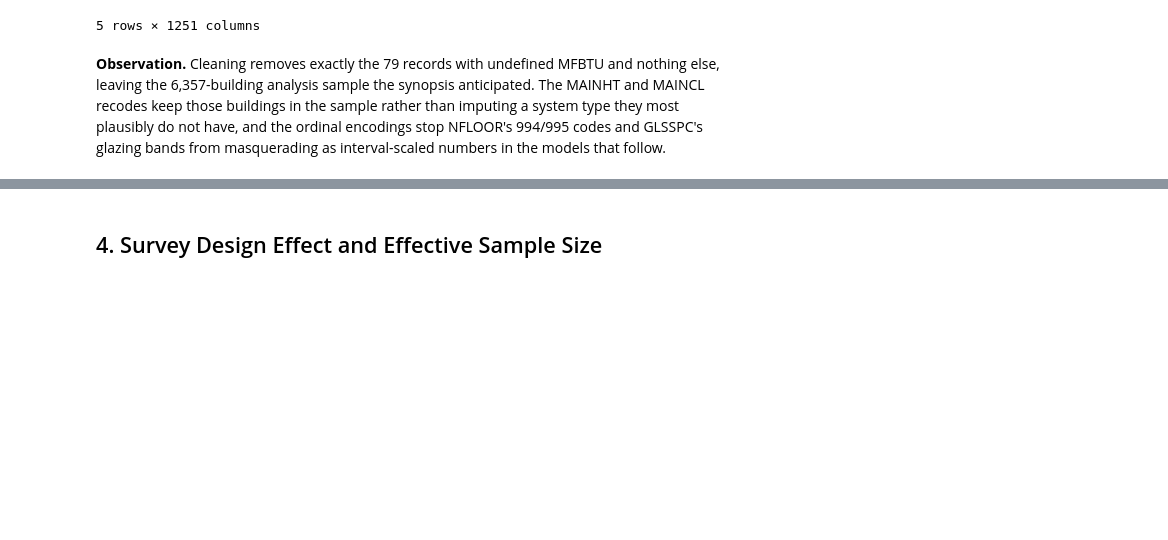
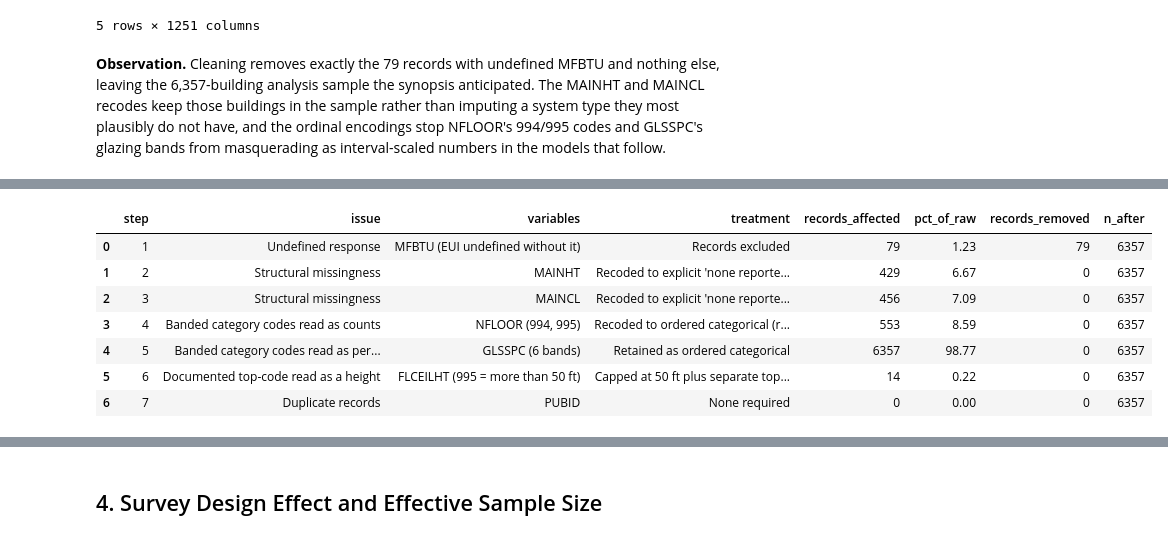
Before and after one commit to Shaman2320/QM640_Capstone_BuildingEnergyPerfromance, a Jupyter notebook: notebooks/cbecs_eda_pipeline.ipynb, the cells around one changed output, grey strips where cells are left out. Saved outputs shown, nothing was run; the diff lists cells and outputs as text; code cells hidden in the pictures; blank space fills up the shorter version.

```diff
--- a/notebooks/cbecs_eda_pipeline.ipynb
+++ b/notebooks/cbecs_eda_pipeline.ipynb
@@ -266,0 +275,71 @@ Cleaned analysis sample: 6357 buildings
+# %%
+n_raw = len(raw)
+n_clean = len(df)
+
+cleaning_log = pd.DataFrame([
+    {"step": 1, "issue": "Undefined response",
+     "variables": f"{FUEL_VAR} (EUI undefined without it)",
+     "detection": "Null count on MFBTU",
+     "treatment": "Records excluded",
+     "records_affected": int(raw[FUEL_VAR].isna().sum()),
+     "records_removed": int(raw[FUEL_VAR].isna().sum()),
+     "n_after": n_raw - int(raw[FUEL_VAR].isna().sum())},
+    {"step": 2, "issue": "Structural missingness",
+     "variables": "MAINHT",
+     "detection": "Null count; codebook confirms no-system meaning",
+     "treatment": "Recoded to explicit 'none reported' category",
+     "records_affected": int(raw["MAINHT"].isna().sum()),
+     "records_removed": 0, "n_after": n_clean},
+    {"step": 3, "issue": "Structural missingness",
+     "variables": "MAINCL",
+     "detection": "Null count; codebook confirms no-system meaning",
+     "treatment": "Recoded to explicit 'none reported' category",
+     "records_affected": int(raw["MAINCL"].isna().sum()),
+     "records_removed": 0, "n_after": n_clean},
+    {"step": 4, "issue": "Banded category codes read as counts",
+     "variables": "NFLOOR (994, 995)",
+     "detection": "CBECS User's Guide review",
+     "treatment": "Recoded to ordered categorical (rank codes)",
+     "records_affected": int(raw["NFLOOR"].isin([994, 995]).sum()),
+     "records_removed": 0, "n_after": n_clean},
+    {"step": 5, "issue": "Banded category codes read as percentages",
+     "variables": "GLSSPC (6 bands)",
+     "detection": "CBECS User's Guide review",
+     "treatment": "Retained as ordered categorical",
+     "records_affected": n_clean, "records_removed": 0, "n_after": n_clean},
+    {"step": 6, "issue": "Documented top-code read as a height",
+     "variables": "FLCEILHT (995 = more than 50 ft)",
+     "detection": "Skewness screen, then codebook confirmation",
+     "treatment": "Capped at 50 ft plus separate top-code indicator",
+     "records_affected": int((raw["FLCEILHT"] == 995).sum()),
+     "records_removed": 0, "n_after": n_clean},
+    {"step": 7, "issue": "Duplicate records",
+     "variables": "PUBID",
+     "detection": "Duplicated-identifier count",
+     "treatment": "None required",
+     "records_affected": int(raw["PUBID"].duplicated().sum()),
+     "records_removed": 0, "n_after": n_clean},
+])
+cleaning_log["pct_of_raw"] = (100 * cleaning_log["records_affected"] / n_raw).round(2)
+
+log_path = os.path.join(TAB_DIR, "01_cleaning_impact_log.csv")
+cleaning_log.to_csv(log_path, index=False)
+
+pop_before = raw[WEIGHT_VAR].sum() / 1e6
+pop_after = df[WEIGHT_VAR].sum() / 1e6
+
+print(f"Raw sample:               {n_raw:,} buildings")
+print(f"Cleaned analysis sample:  {n_clean:,} buildings")
+print(f"Net records removed:      {int(cleaning_log['records_removed'].sum()):,} "
+      f"({100*cleaning_log['records_removed'].sum()/n_raw:.2f} percent)")
+print(f"Recoded, not removed:     {int((cleaning_log['records_removed'] == 0).sum())} of "
+      f"{len(cleaning_log)} treatments")
+print(f"\nRepresented population:   {pop_before:.3f}M buildings before -> "
+      f"{pop_after:.3f}M after")
+print(f"Weighted population lost: {pop_before - pop_after:.3f}M "
+      f"({100*(pop_before-pop_after)/pop_before:.2f} percent), carried by the "
+      f"{int(cleaning_log.loc[0, 'records_removed'])} excluded records")
+print(f"\nSaved -> {log_path}")
+cleaning_log[["step", "issue", "variables", "treatment", "records_affected",
+              "pct_of_raw", "records_removed", "n_after"]]
+# %% [output]
@@ -266,0 +355,8 @@ Cleaned analysis sample: 6357 buildings
+|  | step | issue | variables | treatment | records_affected | pct_of_raw | records_removed | n_after |
+| 0 | 1 | Undefined response | MFBTU (EUI undefined without it) | Records excluded | 79 | 1.23 | 79 | 6357 |
+| 1 | 2 | Structural missingness | MAINHT | Recoded to explicit 'none reporte... | 429 | 6.67 | 0 | 6357 |
+| 2 | 3 | Structural missingness | MAINCL | Recoded to explicit 'none reporte... | 456 | 7.09 | 0 | 6357 |
+| 3 | 4 | Banded category codes read as counts | NFLOOR (994, 995) | Recoded to ordered categorical (r... | 553 | 8.59 | 0 | 6357 |
+| 4 | 5 | Banded category codes read as per... | GLSSPC (6 bands) | Retained as ordered categorical | 6357 | 98.77 | 0 | 6357 |
+| 5 | 6 | Documented top-code read as a height | FLCEILHT (995 = more than 50 ft) | Capped at 50 ft plus separate top... | 14 | 0.22 | 0 | 6357 |
+| 6 | 7 | Duplicate records | PUBID | None required | 0 | 0.00 | 0 | 6357 |
```
Also changed, not shown: parts of 21 cells of this notebook, 4 other files.
